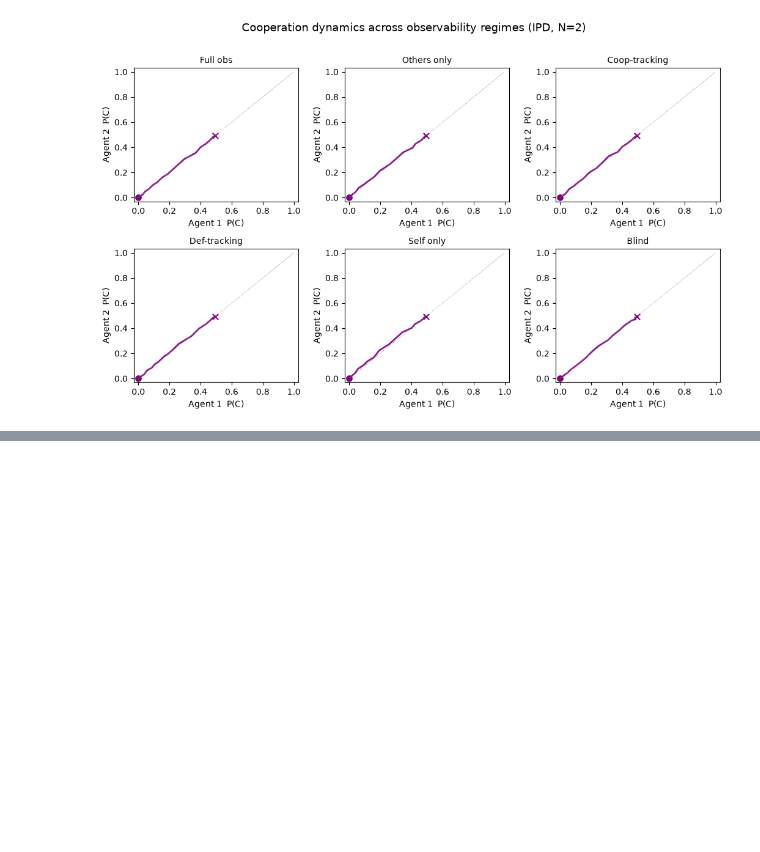
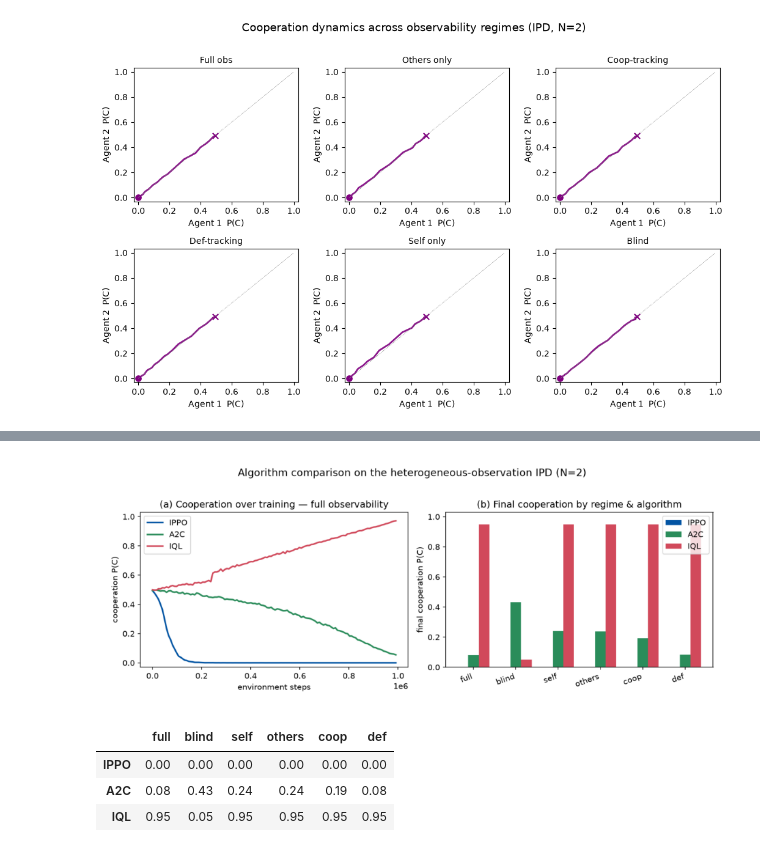
Before and after one commit to marimeireles/MARL-mixed, a Jupyter notebook: jaxmarl_env/results_notebook.ipynb, the cells around one changed output, grey strips where cells are left out. Saved outputs shown, nothing was run; the diff lists cells and outputs as text; code cells hidden in the pictures; blank space fills up the shorter version.

```diff
--- a/jaxmarl_env/results_notebook.ipynb
+++ b/jaxmarl_env/results_notebook.ipynb
@@ -331,0 +386,19 @@ else:
+# %%
+img = os.path.join(RESULTS, "algo_compare.png")
+if os.path.exists(img):
+    from matplotlib import image as mpimg
+    fig, ax = plt.subplots(figsize=(12.5, 4.5)); ax.imshow(mpimg.imread(img)); ax.axis("off")
+    plt.show()
+    af = os.path.join(RESULTS, "algo_final.npy")
+    if os.path.exists(af):
+        final = np.load(af)
+        algos, regs = np.load(os.path.join(RESULTS, "algo_final_axes.npy"), allow_pickle=True)
+        display(pd.DataFrame(np.round(final, 2), index=list(algos), columns=list(regs)))
+else:
+    print("run algo_compare.py to generate the comparison")
+# %% [output]
+[figure, added]
+|  | full | blind | self | others | coop | def |
+| IPPO | 0.00 | 0.00 | 0.00 | 0.00 | 0.00 | 0.00 |
+| A2C | 0.08 | 0.43 | 0.24 | 0.24 | 0.19 | 0.08 |
+| IQL | 0.95 | 0.05 | 0.95 | 0.95 | 0.95 | 0.95 |
```
Also changed, not shown: parts of 8 cells of this notebook, 11 other files.
